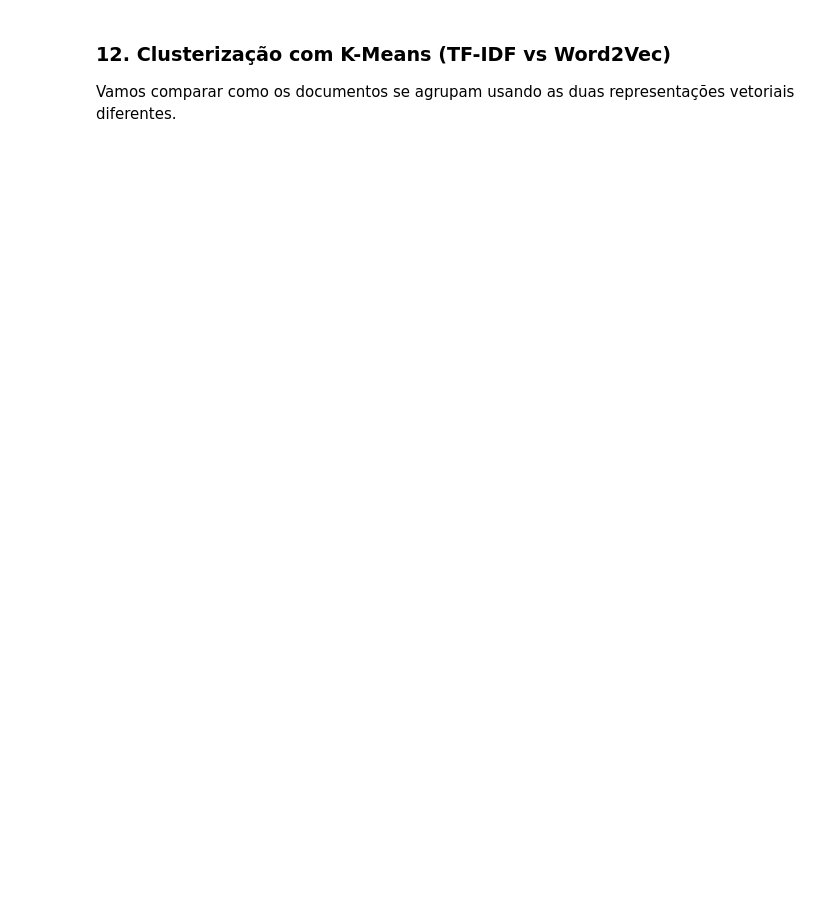
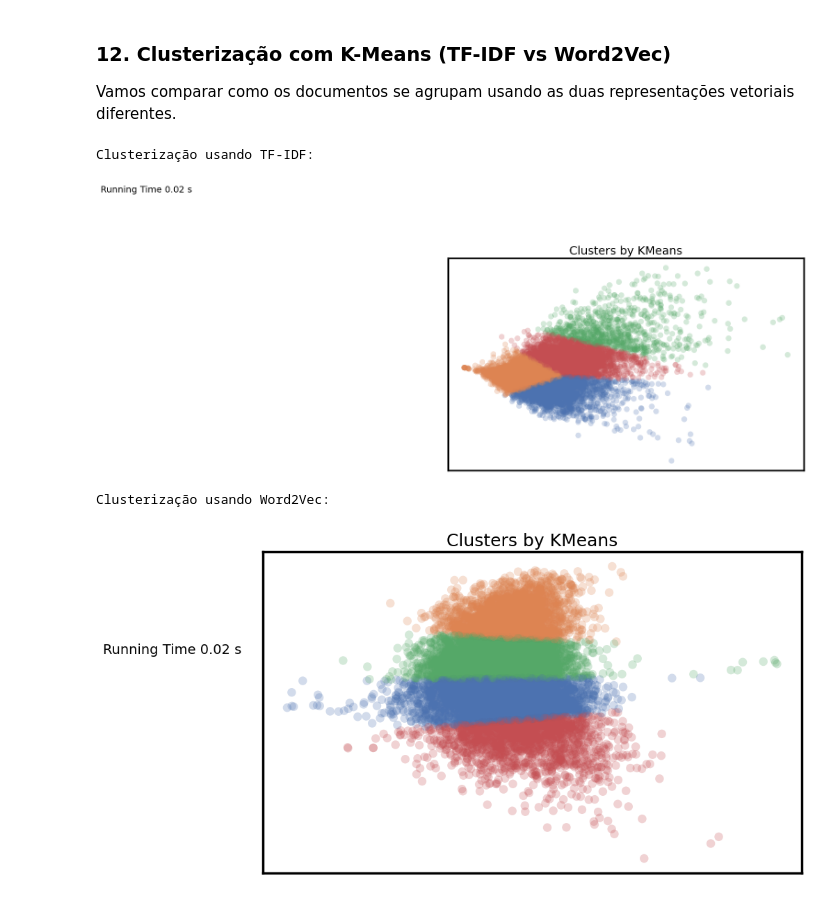
Before and after one commit to Joaoplims/NLP-HandsOn, a Jupyter notebook: HO03/HO03_NLP.ipynb, the cells around one changed output. Saved outputs shown, nothing was run; the diff lists cells and outputs as text; code cells hidden in the pictures; blank space fills up the shorter version.

```diff
--- a/HO03/HO03_NLP.ipynb
+++ b/HO03/HO03_NLP.ipynb
@@ -449,3 +518,21 @@ def plot_clusters(data, algorithm, args, kwds):
 ### 12. Clusterização com K-Means (TF-IDF vs Word2Vec)
 
 Vamos comparar como os documentos se agrupam usando as duas representações vetoriais diferentes.
+# %%
+# Para clusterizar usando TF-IDF:
+n_clusters = 4
+print("Clusterização usando TF-IDF:")
+plt.figure(figsize=(10, 6))
+plot_clusters(data_tfidf, cluster.KMeans, (), {'n_clusters': n_clusters})
+plt.show()
+
+# Para clusterizar usando Word2Vec:
+print("\nClusterização usando Word2Vec:")
+plt.figure(figsize=(10, 6))
+plot_clusters(data_word2vec, cluster.KMeans, (), {'n_clusters': n_clusters})
+plt.show()
+# %% [output]
+Clusterização usando TF-IDF:
+[figure, added]
+Clusterização usando Word2Vec:
+[figure, added]
```
Also changed, not shown: parts of 23 cells of this notebook.
